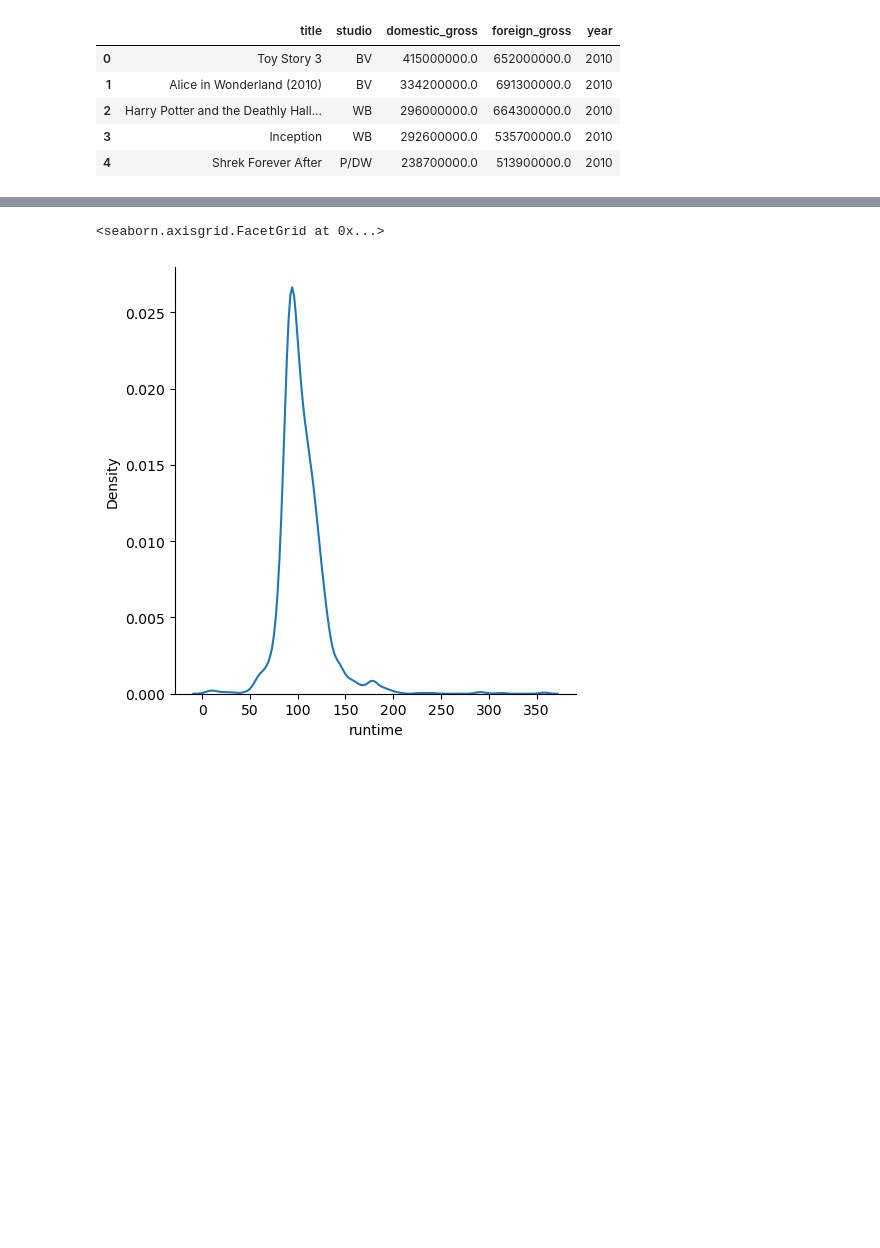
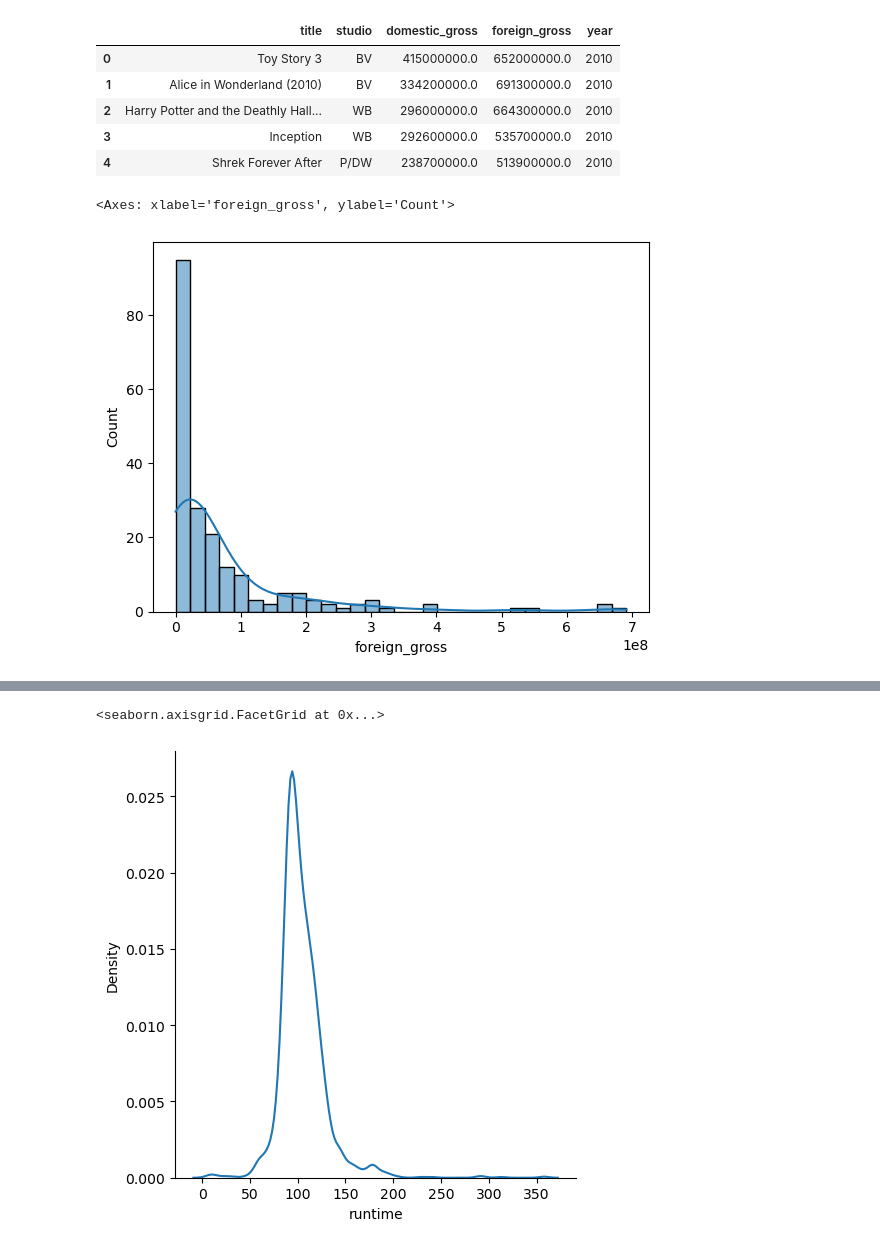
Before and after one commit to gkipkirui1/DSC_PT08P2_Phase_2_Project_Grp_1_Final, a Jupyter notebook: Index.ipynb, the cells around one changed output, grey strips where cells are left out. Saved outputs shown, nothing was run; the diff lists cells and outputs as text; code cells hidden in the pictures; blank space fills up the shorter version.

```diff
--- a/Index.ipynb
+++ b/Index.ipynb
@@ -684,3 +632,8 @@ cleaned_movie_gross.head()
 | 2 | Harry Potter and the Deathly Hall... | WB | 296000000.0 | 664300000.0 | 2010 |
 | 3 | Inception | WB | 292600000.0 | 535700000.0 | 2010 |
 | 4 | Shrek Forever After | P/DW | 238700000.0 | 513900000.0 | 2010 |
+# %%
+sns.histplot(cleaned_movie_gross.head(200), x="foreign_gross", kde=True)
+# %% [output]
+<Axes: xlabel='foreign_gross', ylabel='Count'>
+[figure, added]
```
Also changed, not shown: parts of 26 cells of this notebook, 2 other files.
